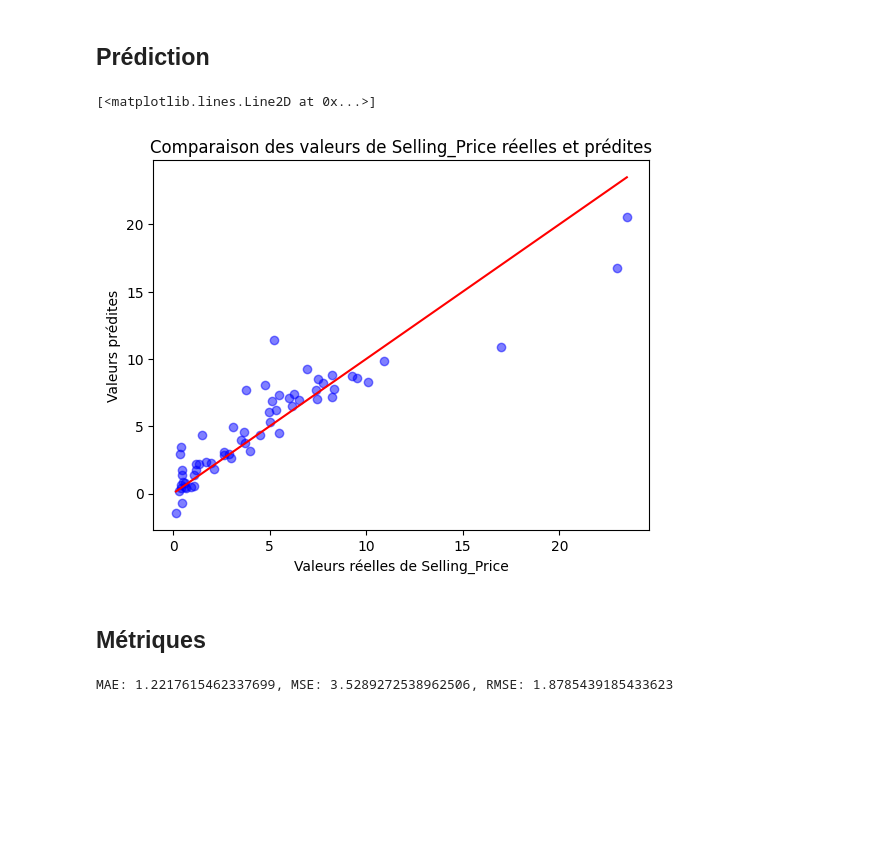
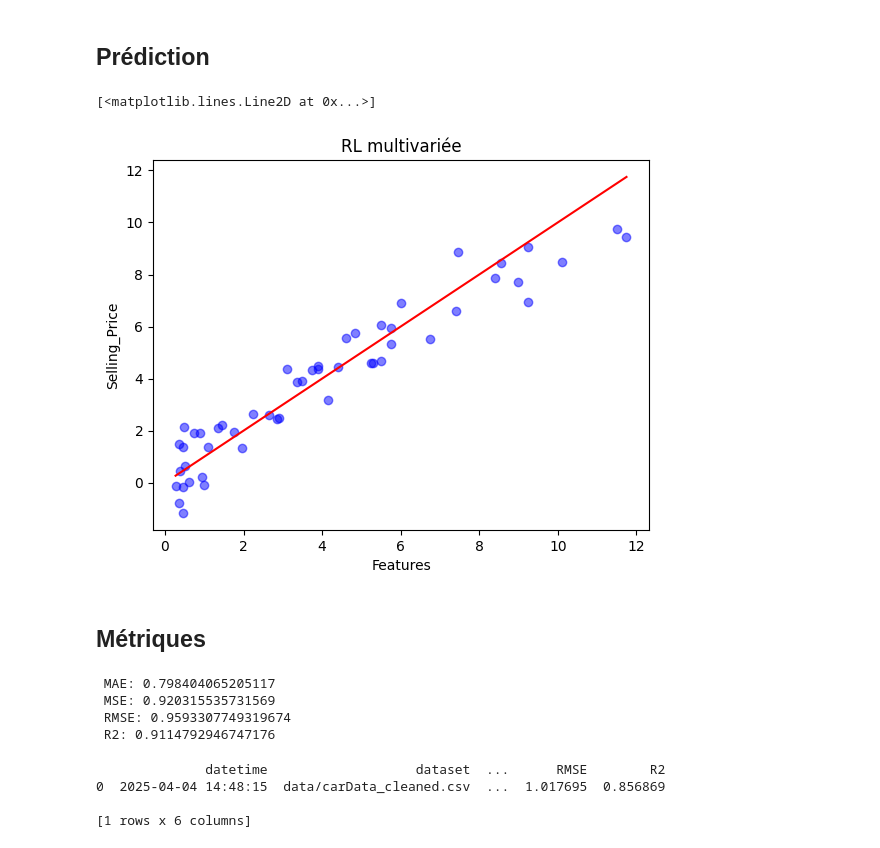
Before and after one commit to bruno-coulet/new-car, a Jupyter notebook: RL_multivariee.ipynb, the cells around one changed output. Drawn from its saved outputs; the diff is of its cells as text; code cells hidden in the pictures; blank space fills up the shorter version.

Commit message:
stratification du jeu de d'entrainement et de test, fichier d'historique

```diff
--- a/RL_multivariee.ipynb
+++ b/RL_multivariee.ipynb
@@ -22,3 +21,7 @@ df = pd.read_csv('raw_data/carData.csv')
+# %%
+DATA_PATH = 'data/carData_cleaned.csv'
+
+df = pd.read_csv(DATA_PATH)
 # %% [markdown]
 ## Nettoyage et préparation des données
 # %%
@@ -30,9 +33,9 @@ df['Car_Age'] = current_year - df['Year']
 df['Price_Category'] = np.ceil(df['Selling_Price'] /1.5)
 df['Price_Category'] = df['Price_Category'].where(df['Price_Category'] <5, 5.0)
 
-# Standardisation de : Present_Price, Kms_Driven
+# Standardisation de : Present_Price, Kms_Driven, Car_Age
 scaler = StandardScaler()
-df[['Present_Price_Std', 'Kms_Std']] = scaler.fit_transform(df[['Present_Price', 'Kms_Driven']])
+df[['Present_Price_Std', 'Kms_Std', 'Car_Age_Std']] = scaler.fit_transform(df[['Present_Price', 'Kms_Driven', 'Car_Age']])
 
 # Conversion des variables qualitatives en variables quantitatives
 df["Fuel_Type_numeric"] = df["Fuel_Type"].map({"Petrol": 1, "Diesel": 2, "CNG": 3})
@@ -40,6 +43,6 @@ df["Seller_Type_numeric"] = df["Seller_Type"].map({"Dealer": 1, "Individual": 2}
 df["Transmission_numeric"] = df["Transmission"].map({"Manual": 0, "Automatic": 1})
 
 # DataFrame filtré BRUT
-df_filtered = df[['Car_Age', 'Selling_Price', 'Present_Price', 'Kms_Driven', 'Owner', "Fuel_Type_numeric", "Seller_Type_numeric", "Transmission_numeric"]]
+df_filtered = df[['Car_Age', 'Selling_Price', 'Price_Category', 'Present_Price', 'Kms_Driven', "Fuel_Type_numeric", "Seller_Type_numeric", "Transmission_numeric"]]
 # DataFrame filtré STANDARDISE
-df_standardized = df[['Car_Age', 'Selling_Price', 'Present_Price_Std', 'Kms_Std', 'Owner', "Fuel_Type_numeric", "Seller_Type_numeric", "Transmission_numeric"]]
+df_std = df[['Car_Age_Std', 'Selling_Price', 'Price_Category', 'Present_Price_Std', 'Kms_Std', "Fuel_Type_numeric", "Seller_Type_numeric", "Transmission_numeric"]]
@@ -66,0 +62,14 @@ X_train, X_test, y_train, y_test = train_test_split(X, y, test_size=0.2, random_
+# %%
+
+# STRATIFICATION
+split = StratifiedShuffleSplit(n_splits=1, test_size=0.2, random_state=42)
+for train_index, test_index in split.split(df_std, df_std['Price_Category']):
+    strat_train = df_std.loc[train_index]
+    strat_test = df_std.loc[test_index]
+
+# DIVISION
+X_train = strat_train.drop(["Selling_Price", "Price_Category"], axis=1)
+y_train = strat_train["Selling_Price"]
+
+X_test = strat_test.drop(["Selling_Price", "Price_Category"], axis=1)
+y_test = strat_test["Selling_Price"]
@@ -77,21 +108,57 @@ LinearRegression()
 # Prédictions sur le set de test
 y_pred = lin_reg.predict(X_test)
 # %%
-plt.title("Selling_Price : comparaison des valeurs réelles et prédites")
+plt.title("RL multivariée")
 plt.scatter(y_test, y_pred, color="blue", alpha=0.5)
-plt.xlabel("Valeurs réelles de Selling_Price")
-plt.ylabel("Valeurs prédites")
+plt.xlabel("Features")
+plt.ylabel("Selling_Price")
 plt.plot([min(y_test), max(y_test)], [min(y_test), max(y_test)], color="red")  # Ligne parfaite
 # %% [output]
 [<matplotlib.lines.Line2D at 0x...>]
-[figure, old version]
+[figure, new version]
 # %% [markdown]
 ## Métriques
 # %%
 mae = mean_absolute_error(y_test, y_pred)
 mse = mean_squared_error(y_test, y_pred)
 rmse = np.sqrt(mse)
+r2 = r2_score(y_test, y_pred)
 
-print(f"MAE: {mae}, MSE: {mse}, RMSE: {rmse}")
+print(f" MAE: {mae}\n MSE: {mse}\n RMSE: {rmse}\n R2: {r2}")
 # %% [output]
-MAE: 1.2217615462337699, MSE: 3.5289272538962506, RMSE: 1.8785439185433623
+ MAE: 0.798404065205117
+ MSE: 0.920315535731569
+ RMSE: 0.9593307749319674
+ R2: 0.9114792946747176
+# %%
+# Création d'une ligne de résultat
+new_result = {
+    "datetime": datetime.now().strftime('%Y-%m-%d %H:%M:%S'),
+    "dataset": DATA_PATH,
+    "MAE": mae,
+    "MSE": mse,
+    "RMSE": rmse,
+    "R2": r2
+}
+
+# Nom du fichier CSV
+file_path = "historique_tests_regression.csv"
+
+# S'il existe déjà, on charge et on ajoute la nouvelle ligne
+if os.path.exists(file_path):
+    results_df = pd.read_csv(file_path)
+    results_df = results_df.append(new_result, ignore_index=True)
+else:
+    # Sinon, on crée un nouveau DataFrame
+    results_df = pd.DataFrame([new_result])
+
+# Sauvegarde mise à jour
+results_df.to_csv(file_path, index=False)
+
+# Affiche les résultats mis à jour
+print(results_df.tail())
+# %% [output]
+              datetime                   dataset  ...      RMSE        R2
+0  2025-04-04 14:48:15  data/carData_cleaned.csv  ...  1.017695  0.856869
+
+[1 rows x 6 columns]
```
Also changed, not shown: parts of 10 cells of this notebook, 3 other files.
